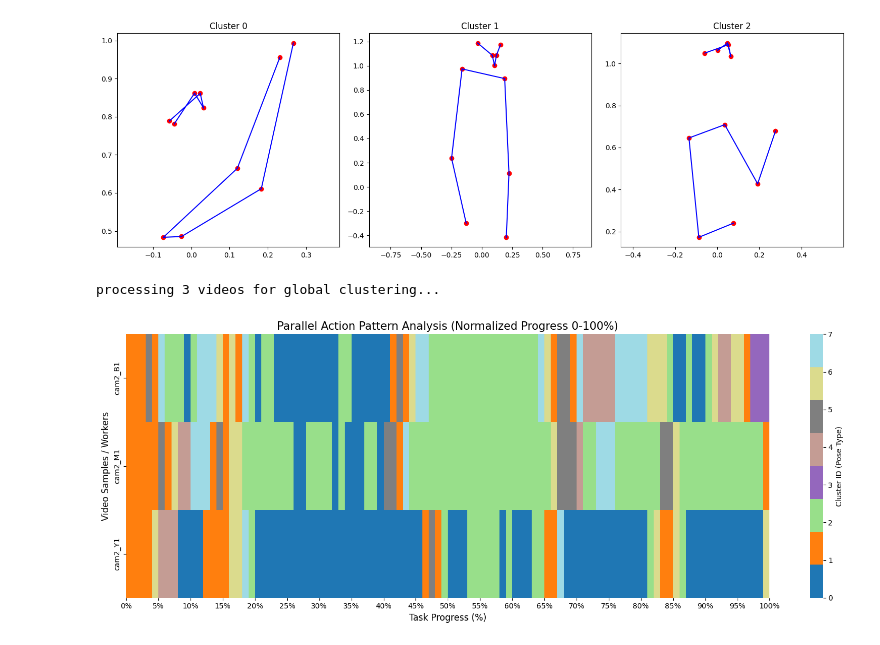
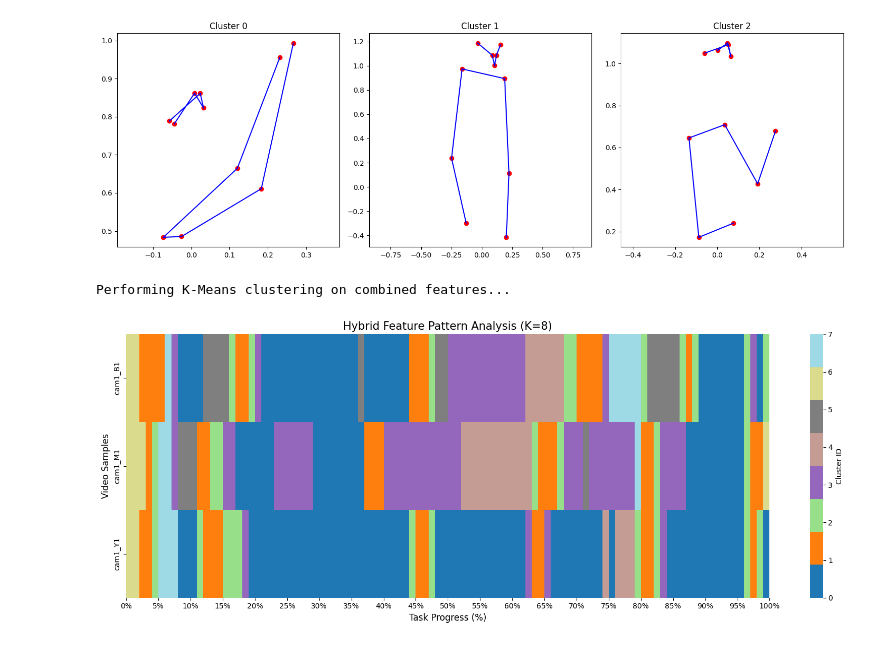
Before and after one commit to Lo122/LSTM_HRC, a Jupyter notebook: data/dataset/analyze_posture.ipynb, the cells around one changed output. Saved outputs shown, nothing was run; the diff lists cells and outputs as text; code cells hidden in the pictures.

```diff
--- a/data/dataset/analyze_posture.ipynb
+++ b/data/dataset/analyze_posture.ipynb
@@ -143,8 +163,11 @@ def plot_parallel_behavior_heatmap(data_path, n_clusters=5, target_steps=100):
     plt.show()
 
     return kmeans, parallel_matrix
-# %%
-kmeans_model, matrix = plot_parallel_behavior_heatmap("", n_clusters=8,target_steps=100)
-# %% [output]
-processing 3 videos for global clustering...
-[figure, removed]
+# %%
+pt_path = r"C:\Users\loy49\Desktop\REPO\LSTM_HRC\data\dataset"
+# %%
+#posture + degree
+kmeans_all, parallel_matrix_all = plot_hybrid_feature_heatmap(X_scaled_all, pt_path, n_clusters=8)
+# %% [output]
+Performing K-Means clustering on combined features...
+[figure, added]
```
Also changed, not shown: parts of 5 cells of this notebook, 10 other files.
